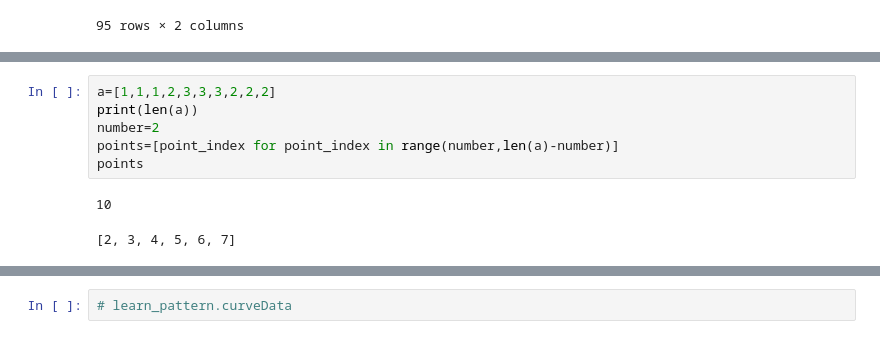
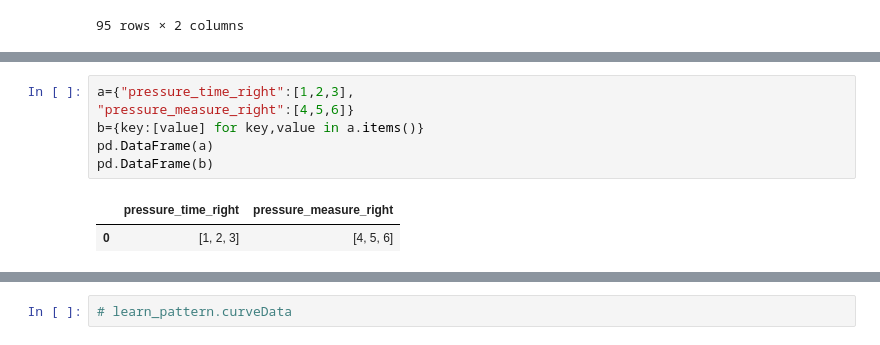
Before and after one commit to juneciel510/transient_identification, a Jupyter notebook: source_code/create_pattern.ipynb, the cells around one changed output, grey strips where cells are left out. Cells and saved outputs as stored; diff of their text form.

```diff
--- a/source_code/create_pattern.ipynb
+++ b/source_code/create_pattern.ipynb
@@ -687,13 +413,13 @@ class LearnPattern:
         return breakpoints
-# %%
-a=[1,1,1,2,3,3,3,2,2,2]
-print(len(a))
-number=2
-points=[point_index for point_index in range(number,len(a)-number)]
-points
-# %% [output]
-10
-[2, 3, 4, 5, 6, 7]
+# %%
+a={"pressure_time_right":[1,2,3],
+"pressure_measure_right":[4,5,6]}
+b={key:[value] for key,value in a.items()}
+pd.DataFrame(a)
+pd.DataFrame(b)
+# %% [output]
+|  | pressure_time_right | pressure_measure_right |
+| 0 | [1, 2, 3] | [4, 5, 6] |
 # %%
 def test_func(x, a,b,c,d):
     y = a+b*x-c*np.exp(-d*x)
```
Also changed, not shown: parts of 30 cells of this notebook, 2 other files.
